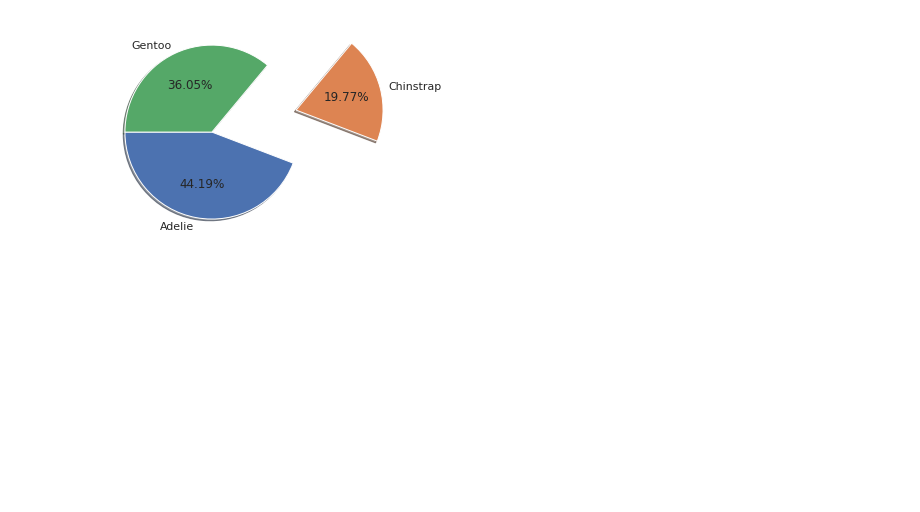
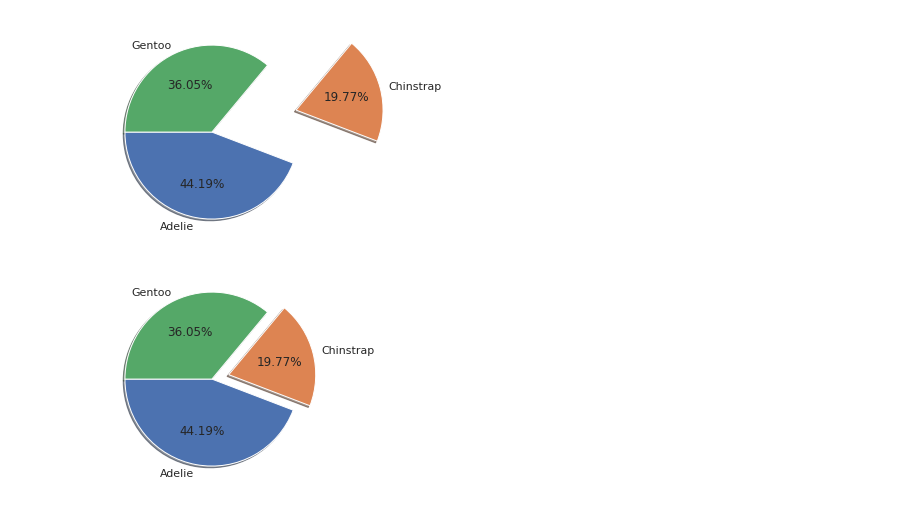
Before and after one commit to swami-gait/Foundations_of_datascience, a Jupyter notebook: FDS_WK12_DataViz.ipynb, the cells around one changed output. Saved outputs shown, nothing was run; the diff lists cells and outputs as text; code cells hidden in the pictures; blank space fills up the shorter version.

```diff
--- a/FDS_WK12_DataViz.ipynb
+++ b/FDS_WK12_DataViz.ipynb
@@ -57,3 +51,7 @@ plt.pie(c,labels=c.index,autopct="%.2f%%",explode=[0,1,0],startangle=180);
 plt.pie(c,labels=c.index,autopct="%.2f%%",explode=[0,1,0],startangle=180,shadow=True);
 # %% [output]
 [figure]
+# %%
+plt.pie(c,labels=c.index,autopct="%.2f%%",explode=[0,0.2,0],startangle=180,shadow=True);
+# %% [output]
+[figure, added]
```
Also changed, not shown: parts of 21 cells of this notebook.
